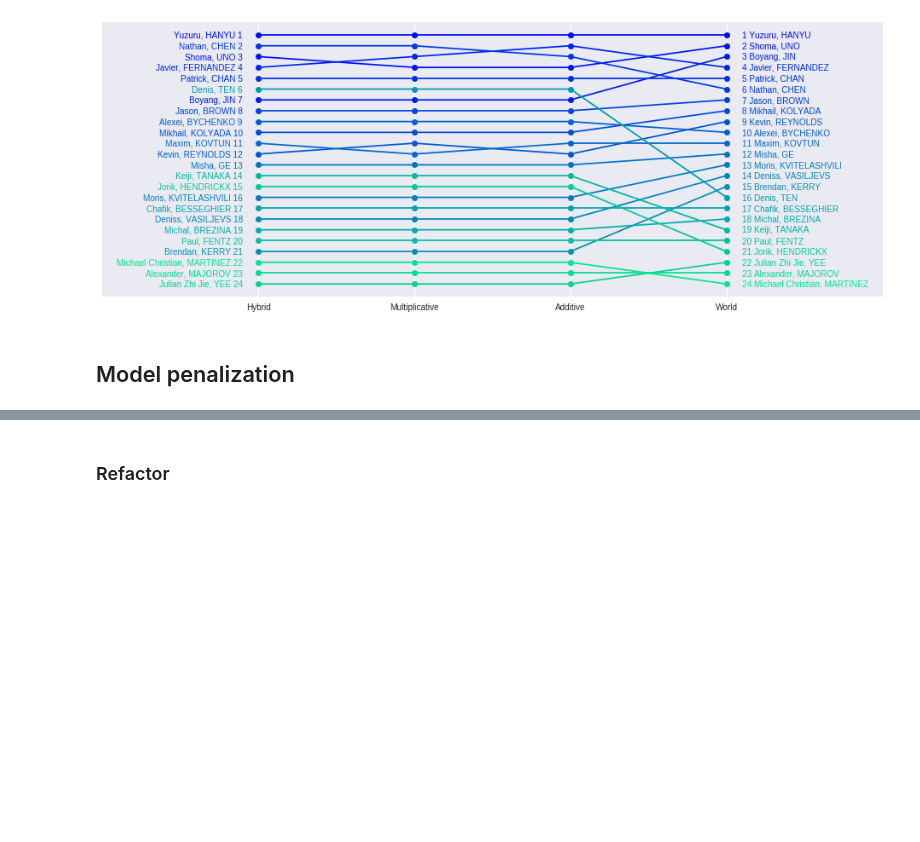
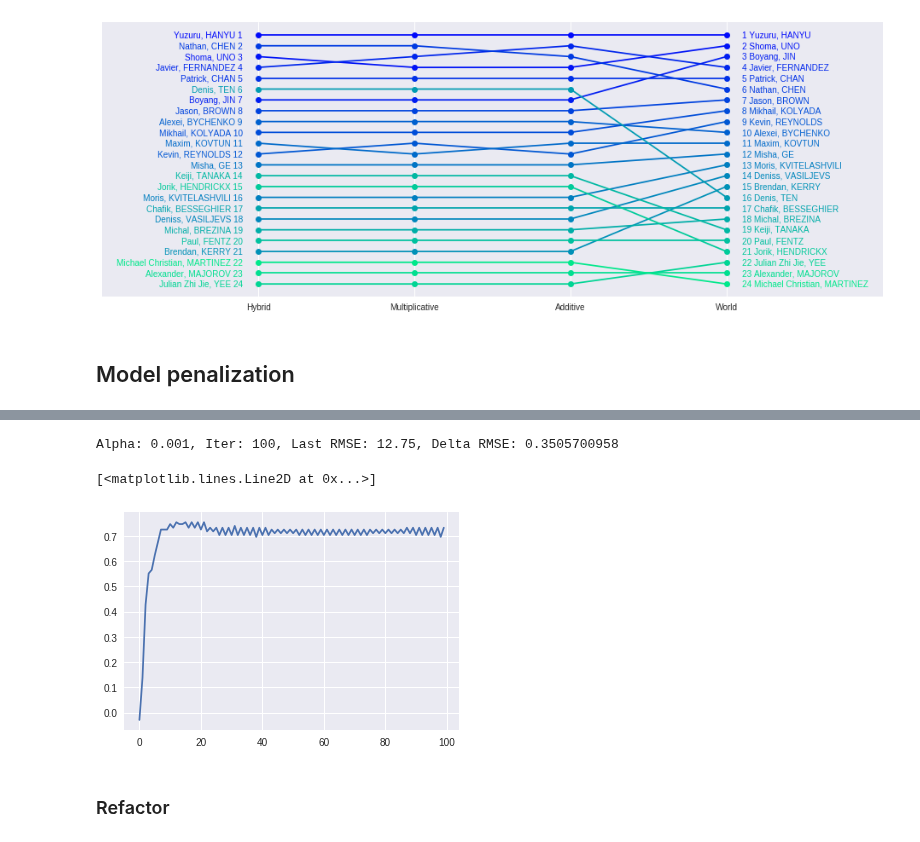
Before and after one commit to khanhnguyendata/skate_predict, a Jupyter notebook: analysis_part2.ipynb, the cells around one changed output, grey strips where cells are left out. Cells and saved outputs as stored; diff of their text form; code cells hidden in the pictures; blank space fills up the shorter version.

```diff
--- a/analysis_part2.ipynb
+++ b/analysis_part2.ipynb
@@ -422,0 +461,27 @@ def batch_gd_penalized(season_scores, skater_order=None, init_seed=42,
+# %%
+lambda_values = [0] + list(10**np.arange(-4, 4, dtype=float)) + list(np.arange)
+# %%
+taus_lambda_by_year = {}
+for year in train_years:
+    print(year)
+    season_scores, world_scores = get_yearly_scores(year, season_train, world_train)
+
+    baselines_lambda = []
+    skater_scores_lambda = []
+    event_scores_lambda = []
+    rmses_lambda = []
+
+    for lambda_reg in lambda_values:
+        baseline, event_scores, skater_scores, rmse = batch_gd_penalized(season_scores,
+                                                                   alpha=0.00005, n_iter=1000, lambda_reg=lambda_reg,
+                                                                   return_rmse=True)
+        baselines_lambda.append(baseline)
+        skater_scores_lambda.append(skater_scores)
+        event_scores_lambda.append(event_scores)
+        rmses_lambda.append(rmse)
+
+
+    rankings_lambda = [return_ranking(skater_scores, world_scores)[0] for skater_scores in skater_scores_lambda]
+    world_ranking = return_ranking(skater_scores_lambda[0], world_scores)[1]
+    taus_lambda = [calculate_kendall_tau(season_ranking, world_ranking, verbose=False) for season_ranking in rankings_lambda]
+    taus_lambda_by_year[year] = taus_lambda
@@ -423,3 +539,19 @@ def batch_gd_penalized(season_scores, skater_order=None, init_seed=42,
+# %%
+# Logged results during 200 iterations, using skater ranking from the final 200th iteration (only for asthetic reason)
+baseline, event_scores, skater_scores, [iter_log, true_scores, skater_names, event_names, skater_scores_log, event_scores_log, baseline_log, diff_log, rmse_log] = batch_gd(season_scores,
+skater_order=example_skater_order, alpha=0.001, n_iter=100,
+log_iter=True, log_every=1, additional_iter=list(range(1, 10)))
+
+rankings_log = [return_ranking(skater_scores, world_scores)[0] for skater_scores in skater_scores_log]
+world_ranking = return_ranking(skater_scores_log[0], world_scores)[1]
+taus_log = [calculate_kendall_tau(season_ranking, world_ranking, verbose=False) for season_ranking in rankings_log]
+# %% [output]
+Alpha: 0.001, Iter: 100, Last RMSE: 12.75, Delta RMSE: 0.3505700958
+# %%
+plt.plot(iter_log, taus_log)
+# %% [output]
+[<matplotlib.lines.Line2D at 0x...>]
+[figure, added]
 # %% [markdown]
 ### Refactor
 # %% [markdown]
```
Also changed, not shown: parts of 15 cells of this notebook, 1 other file.
